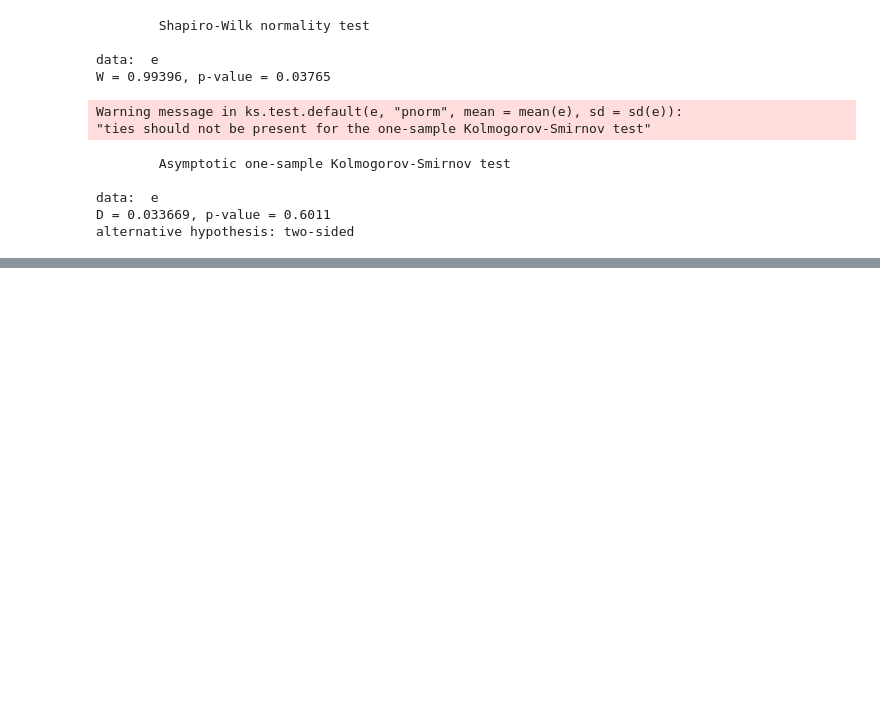
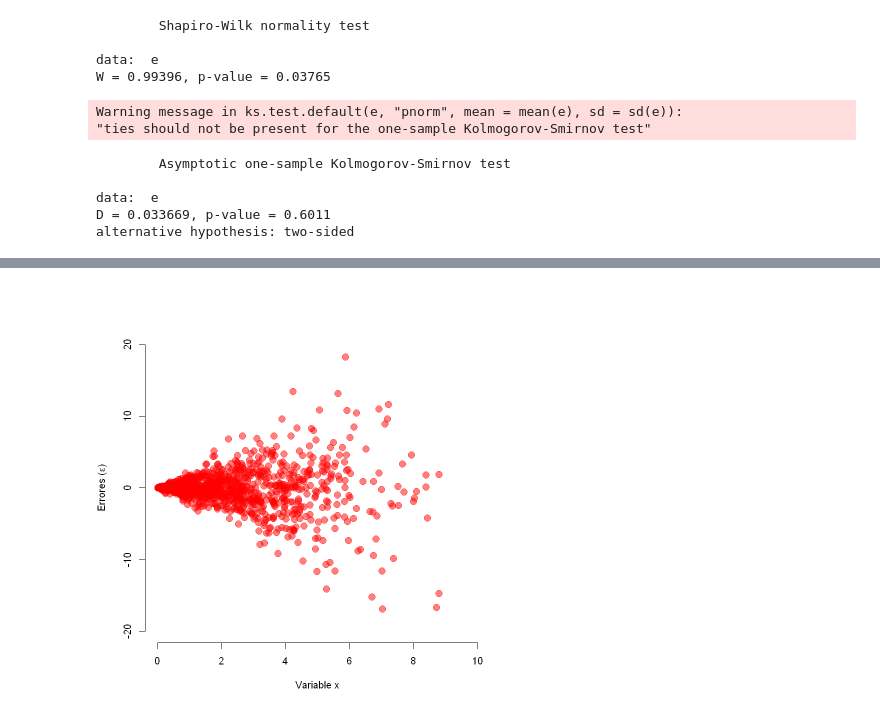
Before and after one commit to smontanoc/microeconometria, a Jupyter notebook: _sources/4_Regresion.ipynb, the cells around one changed output, grey strips where cells are left out. Drawn from its saved outputs; the diff is of its cells as text; code cells hidden in the pictures; blank space fills up the shorter version.

```diff
--- a/_sources/4_Regresion.ipynb
+++ b/_sources/4_Regresion.ipynb
@@ -1272,0 +1393,8 @@ alternative hypothesis: two-sided
+# %%
+install.packages("scales"); library(scales)
+set.seed(080925)
+x <- abs(rnorm(1000, 0, 3))
+e <- rnorm(1000, 0, 1)*x
+plot(x, e, ylim = c(-20, 20), xlim = c(0, 10), xlab = "Variable x", ylab = expression(paste("Errores (", epsilon, ")")), cex = 1.5, pch = 19, col = alpha("red", 0.5), frame = F)
+# %% [output]
+[figure, added]
```
Also changed, not shown: parts of 12 cells of this notebook, 14 other files.
